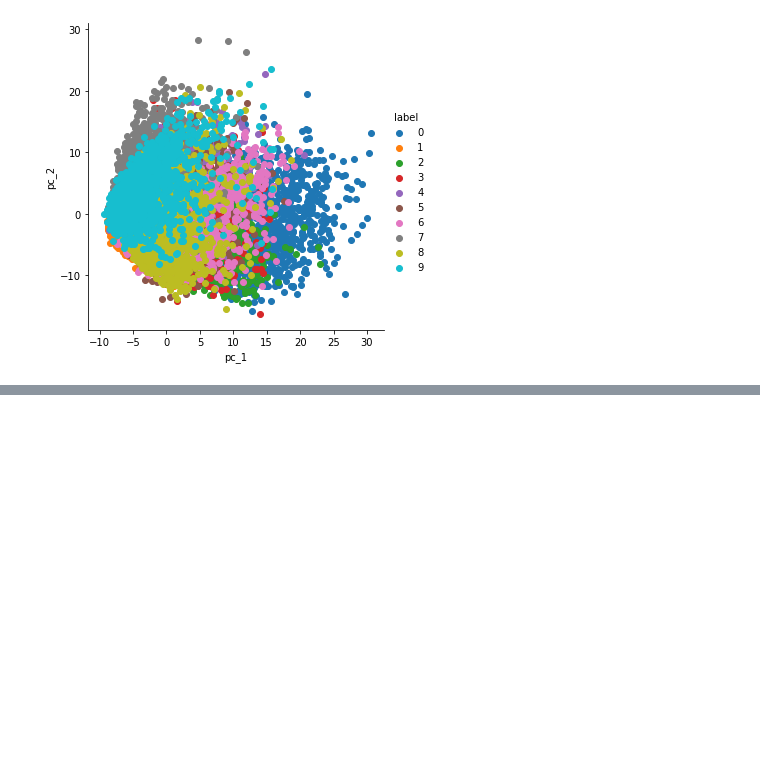
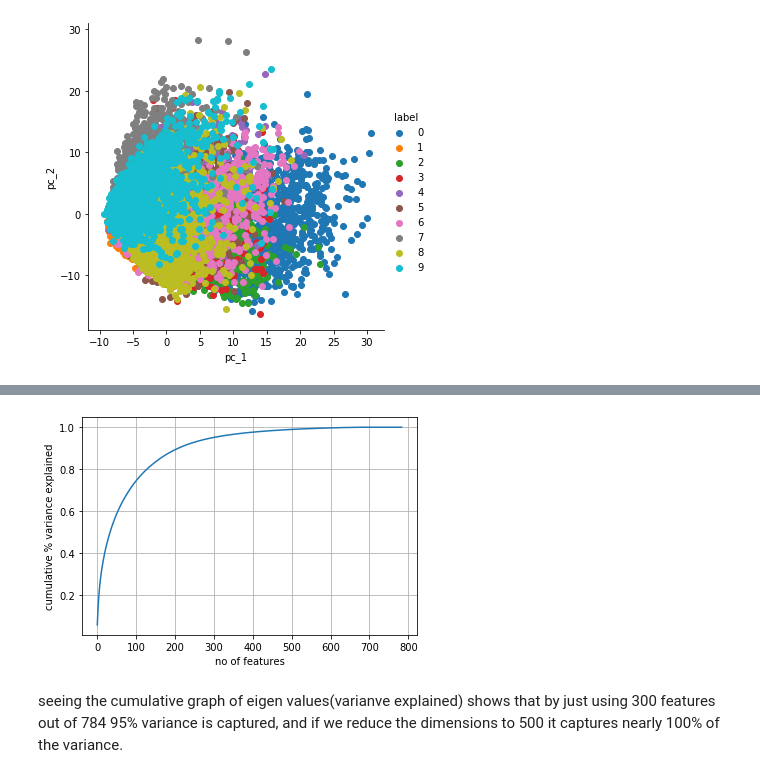
Before and after one commit to Anoop96/Machine-Learning-from-Scrach, a Jupyter notebook: Dimentionality Reduction/PCA_MNIST_dataset.ipynb, the cells around one changed output, grey strips where cells are left out. Drawn from its saved outputs; the diff is of its cells as text; code cells hidden in the pictures; blank space fills up the shorter version.

Commit message:
final PCA code
added dimensionality reduction code into the previous code.

```diff
--- a/Dimentionality Reduction/PCA_MNIST_dataset.ipynb
+++ b/Dimentionality Reduction/PCA_MNIST_dataset.ipynb
@@ -150,0 +156,19 @@ plt.show()
+# %%
+pca.n_components = 784
+pca_data = pca.fit_transform(standardised_data)
+
+percentage_variance_explained = pca.explained_variance_/sum(pca.explained_variance_)
+
+cum_var_explained = np.cumsum(percentage_variance_explained)
+
+# plotting PCA variance explained cumulative graph
+plt.clf()# for clearing the figure area
+plt.plot(cum_var_explained)
+plt.grid()
+plt.ylabel('cumulative % variance explained')
+plt.xlabel('no of features')
+plt.show()
+# %% [output]
+[figure, added]
+# %% [markdown]
+seeing the cumulative graph of eigen values(varianve explained) shows that by just using 300 features out of 784 95% variance is captured, and if we reduce the dimensions to 500 it captures nearly 100% of the variance.
```
Also changed, not shown: parts of 2 cells of this notebook.
